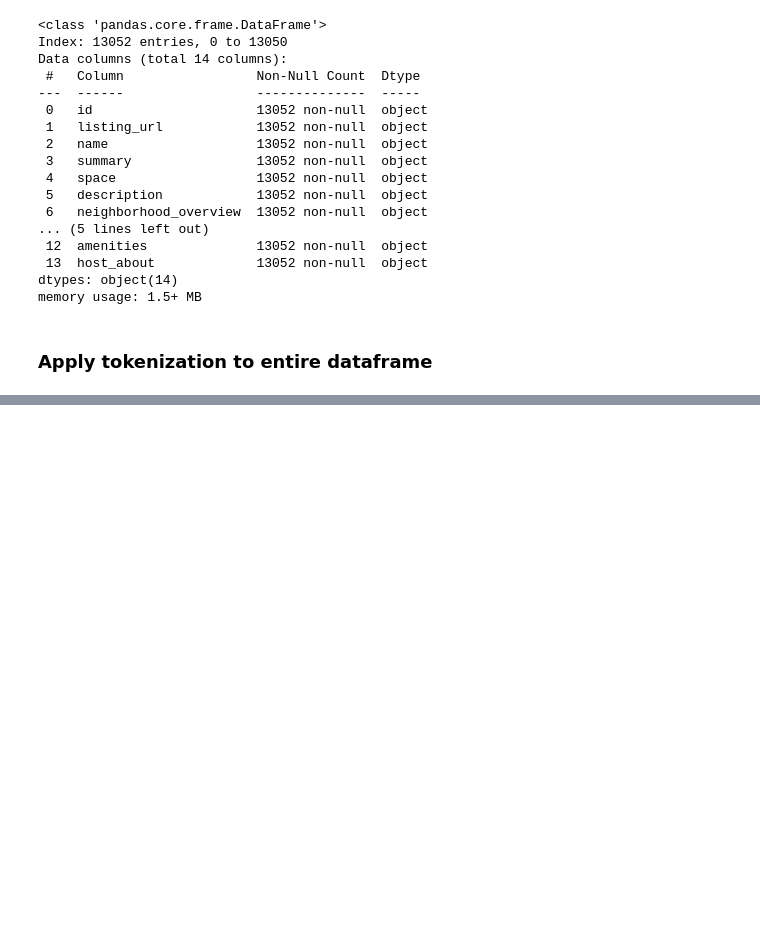
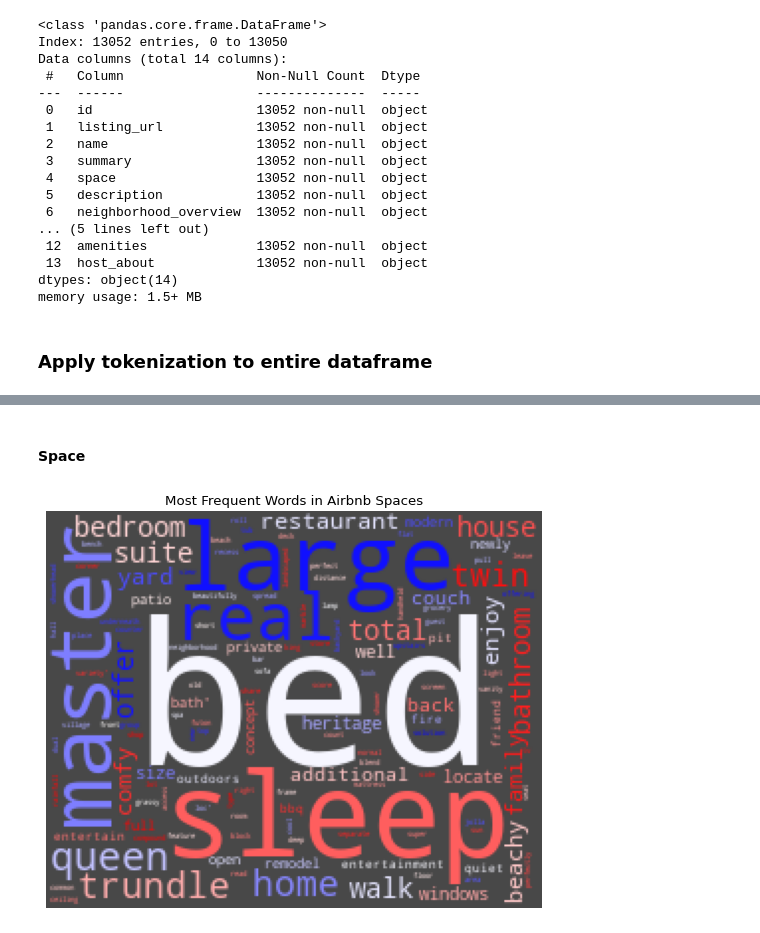
Before and after one commit to eric8395/airbnb_recommendations, a Jupyter notebook: NLP.ipynb, the cells around one changed output, grey strips where cells are left out. Cells and saved outputs as stored; diff of their text form; code cells hidden in the pictures; blank space fills up the shorter version.

```diff
--- a/NLP.ipynb
+++ b/NLP.ipynb
@@ -210,0 +278,22 @@ tokenize_df(sd_text).head()
+# %% [markdown]
+#### Space
+# %%
+# creates an array of all values in the name column
+space = tokenized_text['space'].values
+
+# create wordcloud
+space_wordcloud = WordCloud(background_color = '#484848',
+                           colormap = 'bwr',
+                           max_font_size = 100,
+                           width = 250,
+                           height = 200,
+                           random_state = 10).generate(str(space))
+
+# show fig
+figure(figsize=(8, 8), dpi = 80)
+plt.imshow(space_wordcloud)
+plt.title('Most Frequent Words in Airbnb Spaces')
+plt.axis('off')
+plt.show()
+# %% [output]
+[figure, added]
```
Also changed, not shown: parts of 24 cells of this notebook, 1 other file.
